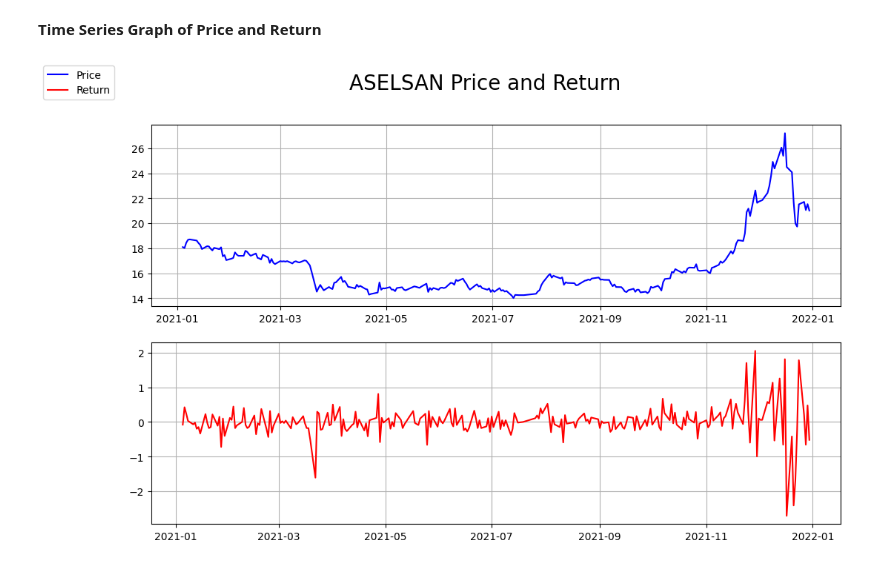
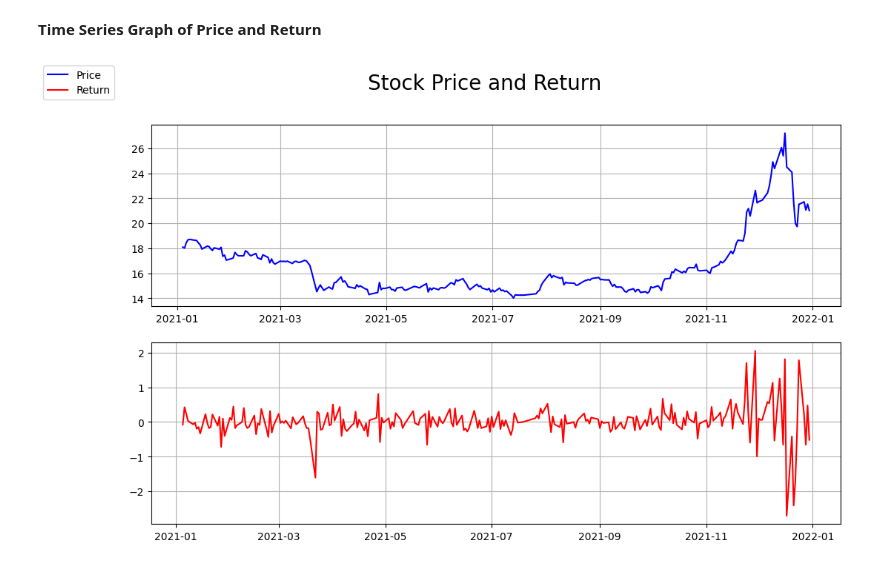
Before and after one commit to batuhanmtl/Time-Series-Analysis, a Jupyter notebook: Multivariate Regression/StockPricePrediction.ipynb, the cells around one changed output. Cells and saved outputs as stored; diff of their text form; code cells hidden in the pictures.

Commit message:
stock price predicted

```diff
--- a/Multivariate Regression/StockPricePrediction.ipynb
+++ b/Multivariate Regression/StockPricePrediction.ipynb
@@ -26,0 +16,2 @@ df.head()
+# %%
+df = pd.read_csv('stock_data.csv')
@@ -42,12 +42,12 @@ df["return_pct"] = df["price"].pct_change()
 <b>Time Series Graph of Price and Return
 # %%
 f, axarr = plt.subplots(2,sharex=False,figsize=(12,7))
-f.suptitle('ASELSAN Price and Return', fontsize=20)
+f.suptitle('Stock Price and Return', fontsize=20)
 axarr[0].plot(df['price'], color='blue')
 axarr[0].grid(True)
 axarr[1].plot(df['return'], color='red')
 axarr[1].grid(True)
 f.legend(['Price', 'Return'], loc='upper left')
 plt.show()
 # %% [output]
-[figure, old version]
+[figure, new version]
```
Also changed, not shown: parts of 2 cells of this notebook, 1 other file.
